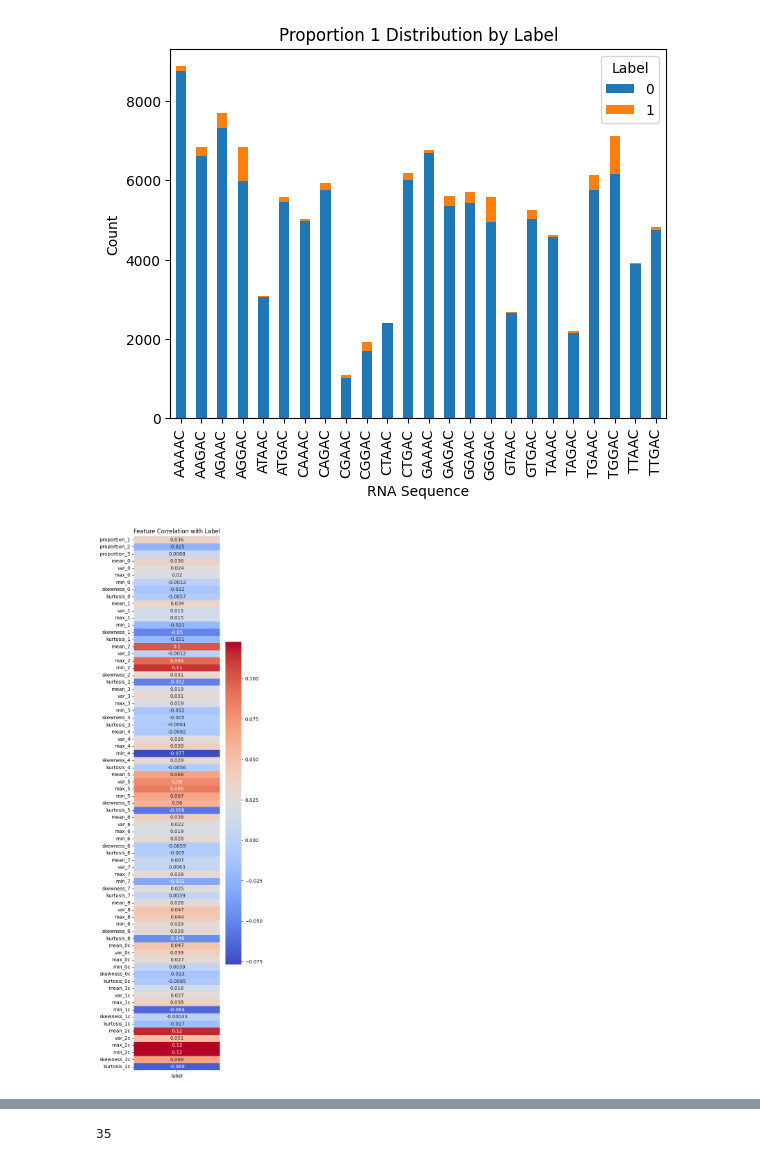
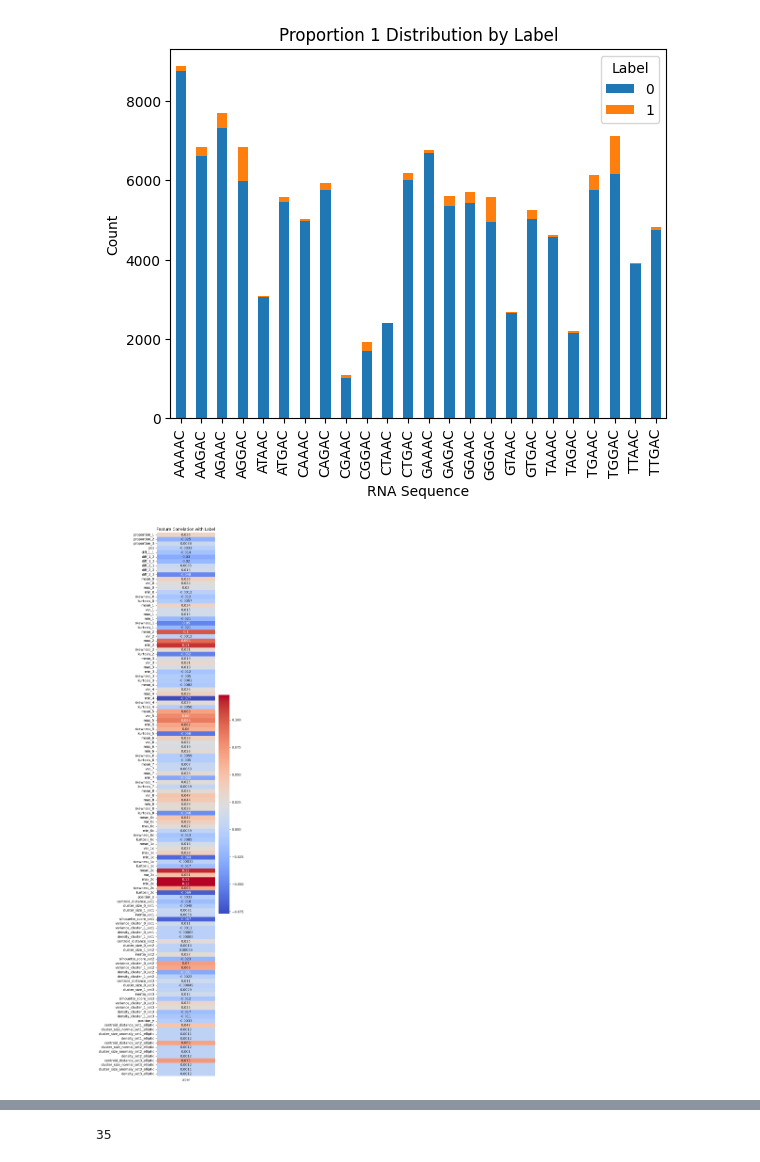
Before and after one commit to yunethiri/DSA4262-geneandtonic, a Jupyter notebook: full_training.ipynb, the cells around one changed output, grey strips where cells are left out. Drawn from its saved outputs; the diff is of its cells as text; code cells hidden in the pictures.

Commit message:
added elliptic clustered dat

```diff
--- a/full_training.ipynb
+++ b/full_training.ipynb
@@ -88,12 +88,27 @@ def create_aggregated_dataframe(data_list, sequence_proportions_1, sequence_prop
                     sequence_1 = sequence[start_idx:end_idx]
                     sequence_2 = sequence[start_idx+1:end_idx+1]
                     sequence_3 = sequence[start_idx+2:end_idx+2]
+
+                    measurement_diff_mean_dwell_one = np.mean(scores_array[:, 3] - scores_array[:, 0])
+                    measurement_diff_mean_sd_one = np.mean(scores_array[:, 4] - scores_array[:, 1])
+                    measurement_diff_mean_mean_one = np.mean(scores_array[:, 5] - scores_array[:, 2])
+
+                    measurement_diff_mean_dwell_two = np.mean(scores_array[:, 6] - scores_array[:, 3])
+                    measurement_diff_mean_sd_two = np.mean(scores_array[:, 7] - scores_array[:, 4])
+                    measurement_diff_mean_mean_two = np.mean(scores_array[:, 8] - scores_array[:, 5])
                     transcript_position = {
                         'transcript_id': transcript_id,
                         'transcript_position': position,
                         'proportion_1': sequence_proportions_1[sequence_1],
                         'proportion_2': sequence_proportions_2[sequence_2],
                         'proportion_3': sequence_proportions_3[sequence_3],
+                        'pos': int(position),
+                        'diff_1_1': measurement_diff_mean_dwell_one,
+                        'diff_1_2': measurement_diff_mean_sd_one,
+                        'diff_1_3': measurement_diff_mean_mean_one ,
+                        'diff_2_1': measurement_diff_mean_dwell_two ,
+                        'diff_2_2': measurement_diff_mean_sd_two,
+                        'diff_2_3': measurement_diff_mean_mean_two
                     }
 
                     for idx in range(scores_array.shape[1]):
@@ -158,5 +174,12 @@ cluster_data = pd.read_pickle("clustered_dat_noscale.pkl")
 pd.set_option('display.max_columns', None)
 cluster_data['position'] = cluster_data['position'].astype(int)
 merged_df = pd.merge(df_full, cluster_data, left_on=['transcript_id', 'transcript_position'], right_on=['transcript_id', 'position'], how='left')
-df_full = merged_df.copy()
-df = merged_df.drop(['transcript_id', 'transcript_position', 'position', 'rna_sequence'], axis=1)
+
+cluster_data_2 = pd.read_pickle("clustered_dat_noscaled_by_msmt_elliptic.pkl")
+cluster_data_2['position'] = cluster_data_2['position'].astype(int)
+
+# Rename columns in the second DataFrame to avoid overlap
+cluster_data_2 = cluster_data_2.rename(columns=lambda x: x + '_elliptic' if x not in ['transcript_id', 'position'] else x)
+
+# Merge the second dataset
+merged_df = pd.merge(merged_df, cluster_data_2, left_on=['transcript_id', 'transcript_position'], right_on=['transcript_id', 'position'], how='left')
@@ -162,0 +190,2 @@ df = merged_df.drop(['transcript_id', 'transcript_position', 'position', 'rna_se
+# %%
+df = merged_df.drop(['transcript_id', 'transcript_position', 'rna_sequence', 'rna_sequence_elliptic'], axis=1)
@@ -199,12 +303,12 @@ seq_distribution('rna_sequence', 'label', 'Proportion 1 Distribution by Label',
 # %%
 # Correlation heatmap
 correlation_df = df.drop(['gene_id'], axis=1)
 correlation_matrix = correlation_df.corr()
 label_correlations = correlation_matrix['label'].drop('label')
 
-plt.figure(figsize=(4, 20))
+plt.figure(figsize=(4, 30))
 sns.heatmap(label_correlations.to_frame(), annot=True, cmap='coolwarm', cbar=True)
 plt.title('Feature Correlation with Label')
 plt.show()
 # %% [output]
-[figure, old version]
+[figure, new version]
```
Also changed, not shown: parts of 16 cells of this notebook, 2 other files.
